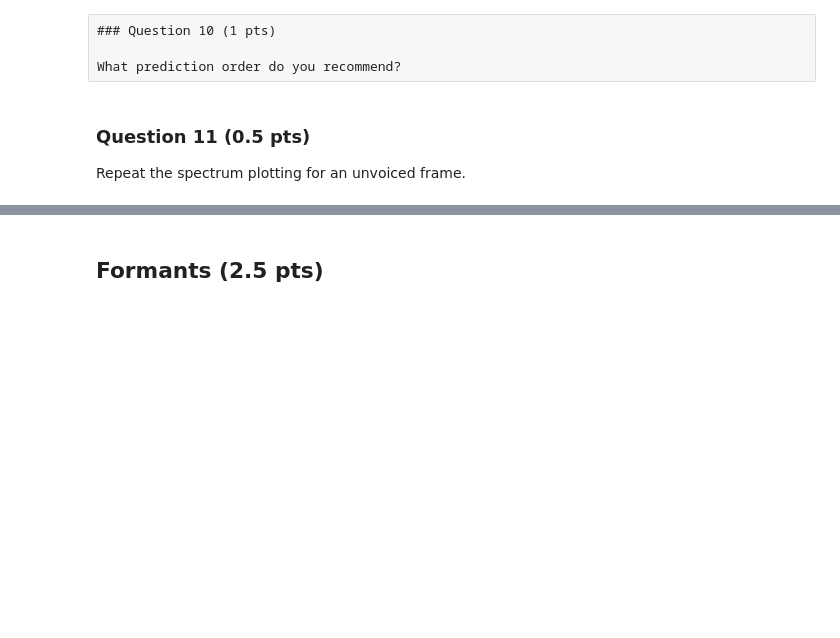
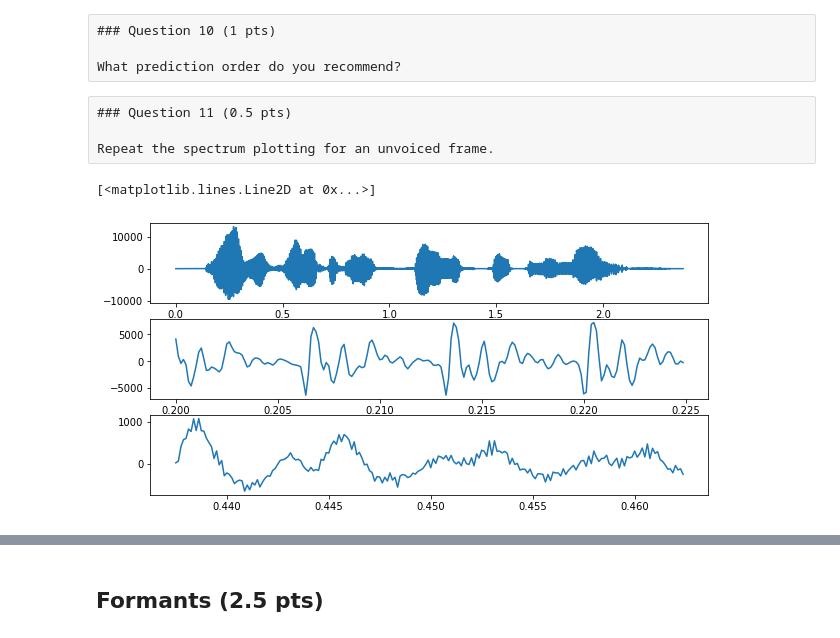
Before and after one commit to bossersimon/EQ2321, a Jupyter notebook: assignment_1.ipynb, the cells around one changed output, grey strips where cells are left out. Cells and saved outputs as stored; diff of their text form; code cells hidden in the pictures; blank space fills up the shorter version.

```diff
--- a/assignment_1.ipynb
+++ b/assignment_1.ipynb
@@ -294,7 +309,29 @@ What is the mathematical expression of element `c(3)` (`corr(3)` in the `xcorr`
 ### Question 10 (1 pts)
 
 What prediction order do you recommend?
-# %% [markdown]
-### Question 11 (0.5 pts)
-
-Repeat the spectrum plotting for an unvoiced frame.
+# %% [raw]
+### Question 11 (0.5 pts)
+
+Repeat the spectrum plotting for an unvoiced frame.
+# %%
+# We first make sure we have an unvoiced frame
+
+S = 1600#... # Start of the frame
+N = 200#... # Length of the frame
+S2 = 3500
+N2 = 200
+
+x = d["male_long"].reshape(-1)
+rate = 8000
+dur = len(x)/rate
+t = np.arange(0,dur,1/rate)
+fix, ax = plt.subplots(3,1, figsize=(10,5))
+
+
+# plot full signal, voiced frame, unvoiced frame
+ax[0].plot(t,x)
+ax[1].plot(t[S:S+N],x[S:S+N])
+ax[2].plot(t[S2:S2+N2], x[S2:S2+N2])
+# %% [output]
+[<matplotlib.lines.Line2D at 0x...>]
+[figure, added]
```
Also changed, not shown: parts of 9 cells of this notebook, 1 other file.
